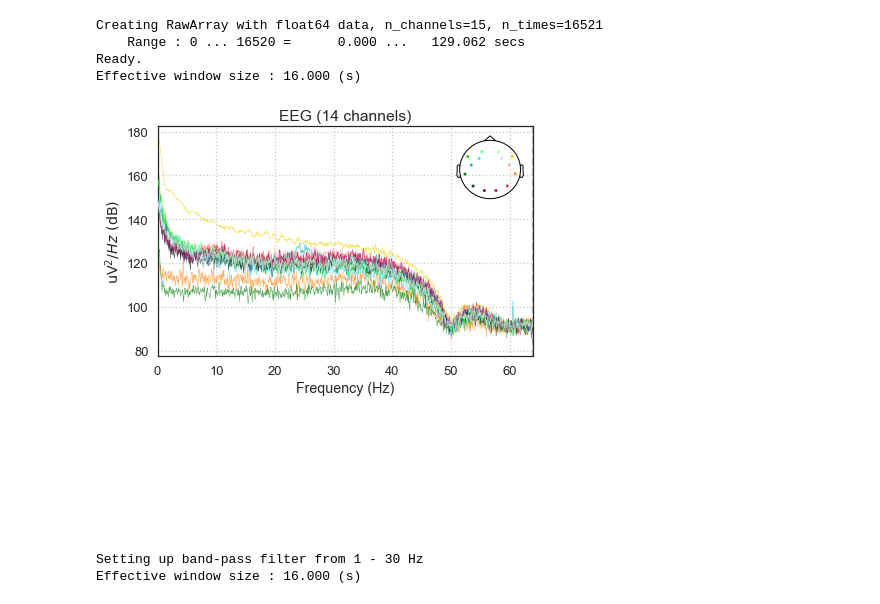
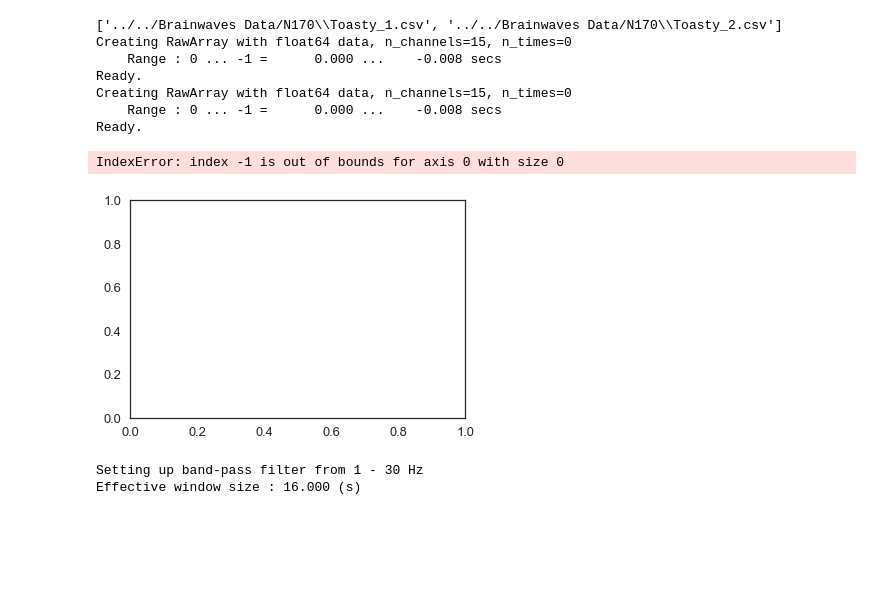
Before and after one commit to makebrainwaves/BrainWaves, a Jupyter notebook: jupyter/N170 Emotiv Analysis.ipynb, the cells around one changed output. Cells and saved outputs as stored; diff of their text form; code cells hidden in the pictures; blank space fills up the shorter version.

```diff
--- a/jupyter/N170 Emotiv Analysis.ipynb
+++ b/jupyter/N170 Emotiv Analysis.ipynb
@@ -18,27 +18,29 @@ from matplotlib import pyplot as plt
 # %%
 ## Loading CSV Data
 
 # Input
-subject = "Dano"
-session = 0
-data_dir = "../"
+fnames = "[../../Brainwaves Data/N170/Toasty_1.csv,../../Brainwaves Data/N170/Toasty_1.csv]"
 sfreq = 128.0
 ch_ind = [0, 1, 2, 3, 4, 5, 6, 7, 8, 9, 10, 11, 12, 13]
 stim_ind = 14
 replace_ch_names=None # Array of ch_names to pass if electrodes need renaming
 
 
 # Computation
 raw = utils.load_data(data_dir, subject, session, sfreq, ch_ind, stim_ind, replace_ch_names)
 
 # Output (Optional). Just to confirm data was loaded successfully and allow assessment of signal quality
 raw.plot_psd();
 # %% [output]
-Creating RawArray with float64 data, n_channels=15, n_times=16521
-    Range : 0 ... 16520 =      0.000 ...   129.062 secs
+['../../Brainwaves Data/N170\\Toasty_1.csv', '../../Brainwaves Data/N170\\Toasty_2.csv']
+Creating RawArray with float64 data, n_channels=15, n_times=0
+    Range : 0 ... -1 =      0.000 ...    -0.008 secs
 Ready.
-Effective window size : 16.000 (s)
+Creating RawArray with float64 data, n_channels=15, n_times=0
+    Range : 0 ... -1 =      0.000 ...    -0.008 secs
+Ready.
+IndexError: index -1 is out of bounds for axis 0 with size 0
-[figure, old version]
+[figure, new version]
 # %%
 ## Filtering Data
 
```
Also changed, not shown: parts of 1 cell of this notebook, 22 other files.
